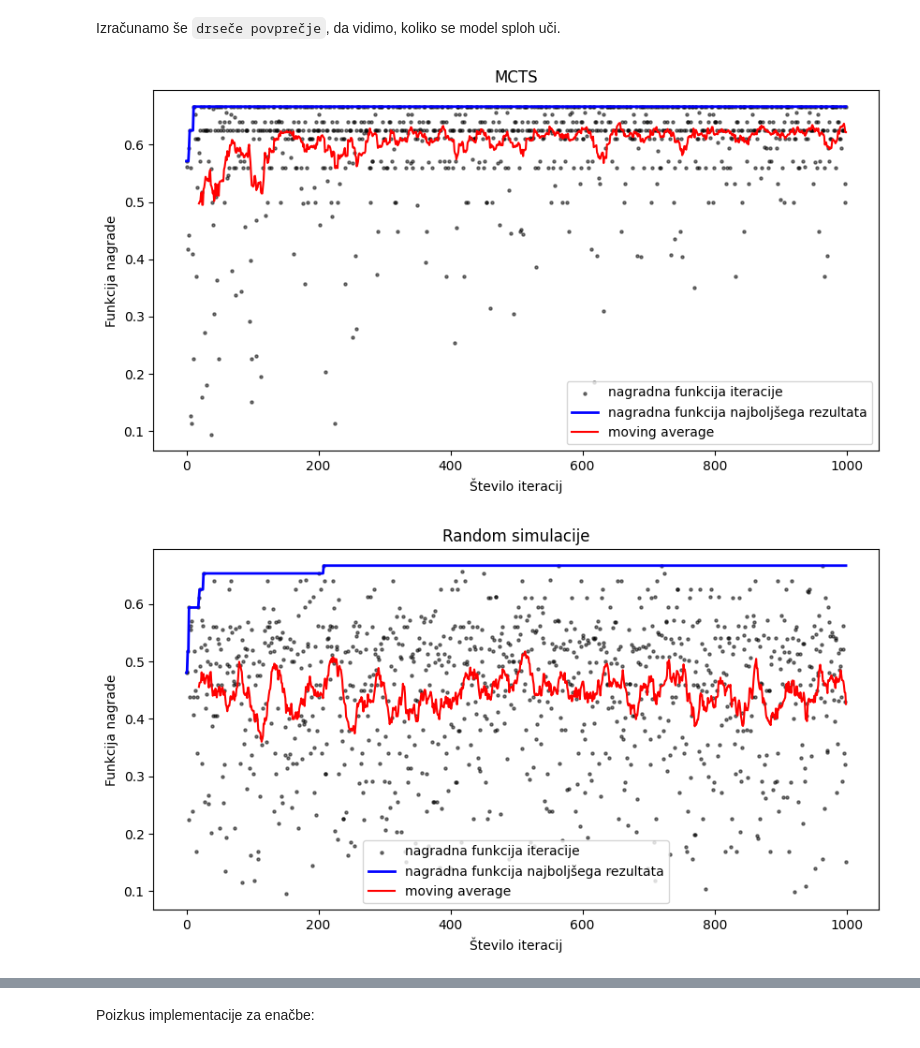
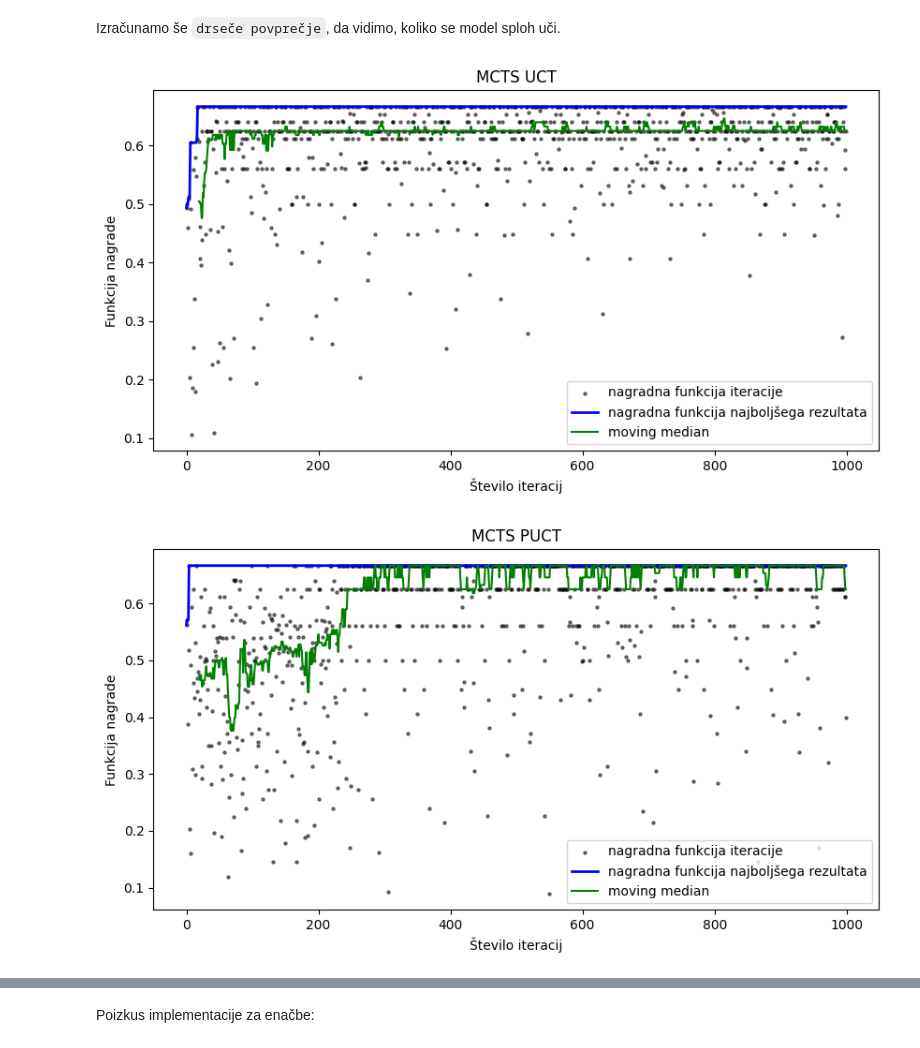
Before and after one commit to tinadrnovsek/mcts-PCFG, a Jupyter notebook: mcts.ipynb, the cells around one changed output, grey strips where cells are left out. Cells and saved outputs as stored; diff of their text form; code cells hidden in the pictures.

Commit message:
added puct and corrected expand and simulation

```diff
--- a/mcts.ipynb
+++ b/mcts.ipynb
@@ -116,7 +132,7 @@ class mcts:
 def mc_search(grammar, iterations, utility):
     results = []
     for i in range(iterations):
-        state = utils.generate_from_pcfg(grammar)
+        state = grammar.generate_one()
         reward = utility(state)
         state_string = "".join(str(t) for t in state)
         results.append((state_string, reward))
@@ -128,24 +144,26 @@ p_a = 0.1
 p_b = 0.9
 p_c = 0.9
 
-grammar = f"""
+grammar_str = f"""
     E -> A B C [1.0]
 
-    A -> A'a' [{p_a}]
+    A -> A 'a' [{p_a}]
     A -> 'a'   [{1 - p_a}]
 
-    B -> B'b' [{p_b}]
+    B -> B 'b' [{p_b}]
     B -> 'b'   [{1 - p_b}]
 
-    C -> C'c' [{p_c}]
+    C -> C 'c' [{p_c}]
     C -> 'c'   [{1 - p_c}]
 """
 
 def gini_impurity(expr):
     return 1 - sum(expr.count(c)**2 for c in set(expr))/len(expr)**2
 
-nltk_grammar = nltk.grammar.PCFG.fromstring(grammar)
-mcts = mcts(nltk_grammar, first_element="E", reward=gini_impurity, max_rollout_depth=100)
-results_mcts = mcts.search(1000)
+grammar = Grammar.from_grammar_string(grammar_str, start="E")
+tree_search_puct = mcts(grammar, reward=gini_impurity, max_rollout_depth=100)
+results_mcts_puct = tree_search_puct.search(1000)
 results_mc = mc_search(grammar, 1000, gini_impurity)
-results_mcts
+results_mcts_puct
+tree_search_uct = mcts(grammar, reward=gini_impurity, max_rollout_depth=100, use_puct=False)
+results_mcts_uct = tree_search_uct.search(1000)
@@ -176,22 +176,26 @@ def plot_progress(results, name, window = 20):
     max_scores = np.maximum.accumulate(scores)
 
     moving_avg = np.convolve(scores, np.ones(window)/window, mode='valid')
+    moving_median = pd.Series(scores).rolling(window=window).median().dropna().to_numpy()
 
     plt.figure(figsize=(10, 5))
 
     plt.scatter(range(len(scores)), scores, color='black', alpha=0.5, s=5, label='nagradna funkcija iteracije')
     plt.plot(range(len(max_scores)), max_scores, color='blue', linewidth=2, label='nagradna funkcija najboljšega rezultata')
-    plt.plot(range(window-1, len(scores)), moving_avg, color='red', label='moving average')
-
+    # plt.plot(range(window-1, len(scores)), moving_avg, color='red', label='moving average')
+    plt.plot(range(window-1, len(scores)), moving_median, color='green', label='moving median')
     plt.title(name)
+    # plt.ylim(0.0, 1.0)
+    # plt.xlim(0, len(scores))
     plt.xlabel('Število iteracij')
     plt.ylabel('Funkcija nagrade')
     plt.legend()
 
     plt.show()
 # %%
-plot_progress(results_mcts, name="MCTS")
+plot_progress(results_mcts_uct, name="MCTS UCT")
+plot_progress(results_mcts_puct, name="MCTS PUCT")
 plot_progress(results_mc, name="Random simulacije")
 # %% [output]
-[figure, old version]
+[figure, new version]
-[figure, old version]
+[figure, new version]
```
Also changed, not shown: parts of 13 cells of this notebook.
